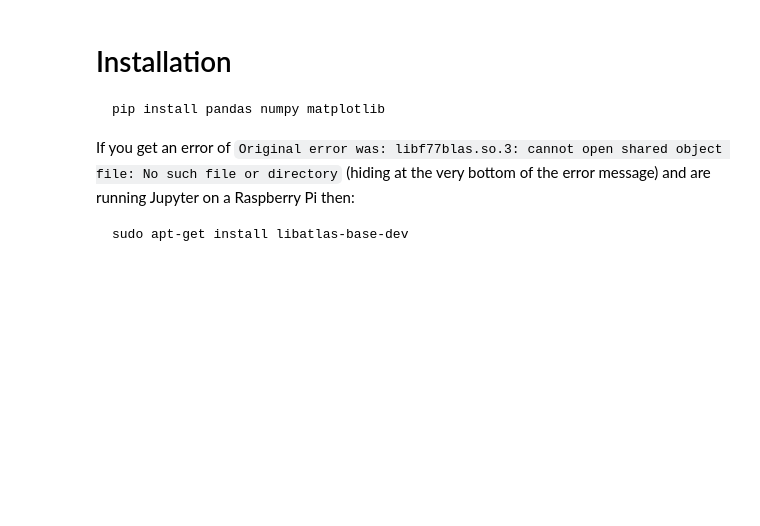
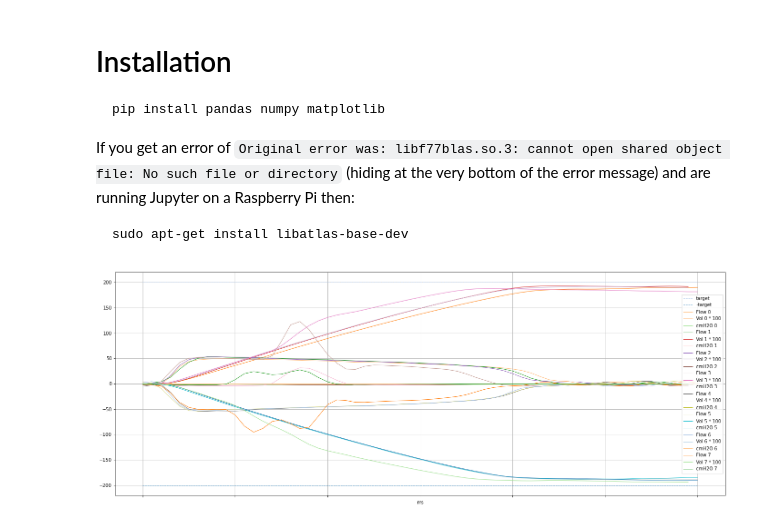
Before and after one commit to 10mi2/g2core-pressurizer, a Jupyter notebook: flow-sensor/calibration.ipynb, the cells around one changed output. Cells and saved outputs as stored; diff of their text form; code cells hidden in the pictures; blank space fills up the shorter version.

```diff
--- a/flow-sensor/calibration.ipynb
+++ b/flow-sensor/calibration.ipynb
@@ -30,57 +23,79 @@ target_volume = 2
 # %%
 %matplotlib inline
 
 import pandas as pd
 import matplotlib.pyplot as plt
 
 # Some formatting setup
 
 plt.rcParams['axes.prop_cycle'] = plt.cycler(color=[
     '#aec7e8', '#1f77b4', '#ffbb78', '#ff7f0e', '#98df8a','#2ca02c',
     '#d62728', '#ff9896', '#9467bd', '#c5b0d5', '#8c564b', '#c49c94',
     '#e377c2', '#f7b6d2', '#7f7f7f', '#c7c7c7', '#bcbd22', '#dbdb8d',
     '#17becf', '#9edae5'])
 plt.rcParams['lines.linewidth'] = 1
 
-# start_k = 0.0516
-# csv_file = "./cal-v31-2020-06-29-01.csv"
-# df = pd.read_csv(csv_file, sep="\t").shift(-97)
+import glob
+csv_files = sorted(glob.glob("./cal-v32.2-2020-06-29-*.csv"))
 
-#File path to the csv file
-csv_file = "./cal-v31-2020-06-29-08.csv"
+ax = None
+new_ks = []
+dfs = []
 
-# Read in the file, and shift it to the start of the test
-df = pd.read_csv(csv_file, sep="\t")
+n = 0
 
-# Tri everything before 3 samples before flow goes over 10slm
-df = df.shift(3-df[abs(df['flow']) > 10].index[0])
+for file_name in csv_files:
 
-# start the ms counter at the beginning of the kept region
-first_ms = df['ms'][0]
-df['ms'] = df['ms'] - first_ms
+    # Read in the file, and shift it to the start of the test
+    df = pd.read_csv(file_name, sep="\t")
 
-# keep only 4 seconds
-first_index_past_4_seconds = df[abs(df['ms']) > 4].index[0]+1
-df = df[:first_index_past_4_seconds]
+    # Trim everything before 3 samples before flow goes over 10slm
+    df = df.shift(3-df[abs(df['flow']) > 10].index[0])
 
-# Compute the volume - step 1, ms per sample
-ms_diff = df['ms'] - df.shift(1, fill_value=0)['ms']
-# Adjust so the first difference is zero
-ms_diff[0] = 0
+    # start the ms counter at the beginning of the kept region
+    df['ms'] = pd.to_timedelta(df['ms'], unit='s')
+    first_ms = df['ms'][0]
+    df['ms'] = df['ms'] - first_ms
 
-# Compute the volume - step 2, volume change per sample, adjusted SLM to L/s
-volume_temp = ms_diff * (df['flow']/60)
+    # keep only 4 seconds
+    first_index_past_4_seconds = df[df['ms'] > pd.to_timedelta('4s')].index[0]+2
+    df = df[:first_index_past_4_seconds]
 
-# Compute the volume - step 3, cumulative sum
-df['volume'] =  volume_temp.cumsum()
+    # Compute the volume - step 1, ms per sample
+    # ms_diff = df['ms'] - df.shift(1, fill_value=0)['ms']
+    ms_diff = df['ms'].diff()/pd.to_timedelta('1m')
 
-# Now for charting we'll add a volume * 100
-df['volume_100'] = df['volume'] * 100
+    # Compute the volume - step 2, volume change per sample, adjusted SLM to L/s
+    volume_temp = ms_diff * df['flow']
 
-# And add a line for the target volume
-df['target'] = target_volume * 100
-df['-target'] = -target_volume * 100
+    # Compute the volume - step 3, cumulative sum
+    df['volume'] =  volume_temp.cumsum()
 
-# Add a max volume mark
-df['volume_100_max'] = df['volume_100'].max()
+    # Now for charting we'll add a volume * 100
+    df['volume_100'] = df['volume'] * 100
+
+    # And add a line for the target volume
+    df['target'] = target_volume * 100
+    df['-target'] = -target_volume * 100
+
+    # Add a max volume mark
+    df['volume_100_max'] = df['volume_100'].max()
+
+    if ax is None:
+        ax = df.plot(x='ms', y=['target', '-target'], style="--", grid=True, figsize=[24, 10])
+
+    ax = df.plot(ax=ax, x='ms', y=['flow', 'volume_100', 'pressure_cmh2o'], label=[f'Flow {n}', f'Vol {n} * 100', f'cmH2O {n}'], grid=True)
+    # ax = df.flow.plot(ax=ax, label=f'Flow {n}')
+    # ax = df.volume_100.plot(ax=ax, label=f'Vol {n} * 100')
+    # ax = df.pressure_cmh2o.plot(ax=ax, label=f'cmH2O {n}')
+
+    # Compute the adjusted K
+    new_k = start_k * (target_volume / max(abs(df['volume'].min()), df['volume'].max()))
+    new_ks.append(new_k)
+
+    dfs.append(df)
+
+    n += 1
+# %% [output]
+[figure, added]
 # %%
```
Also changed, not shown: parts of 4 cells of this notebook.
